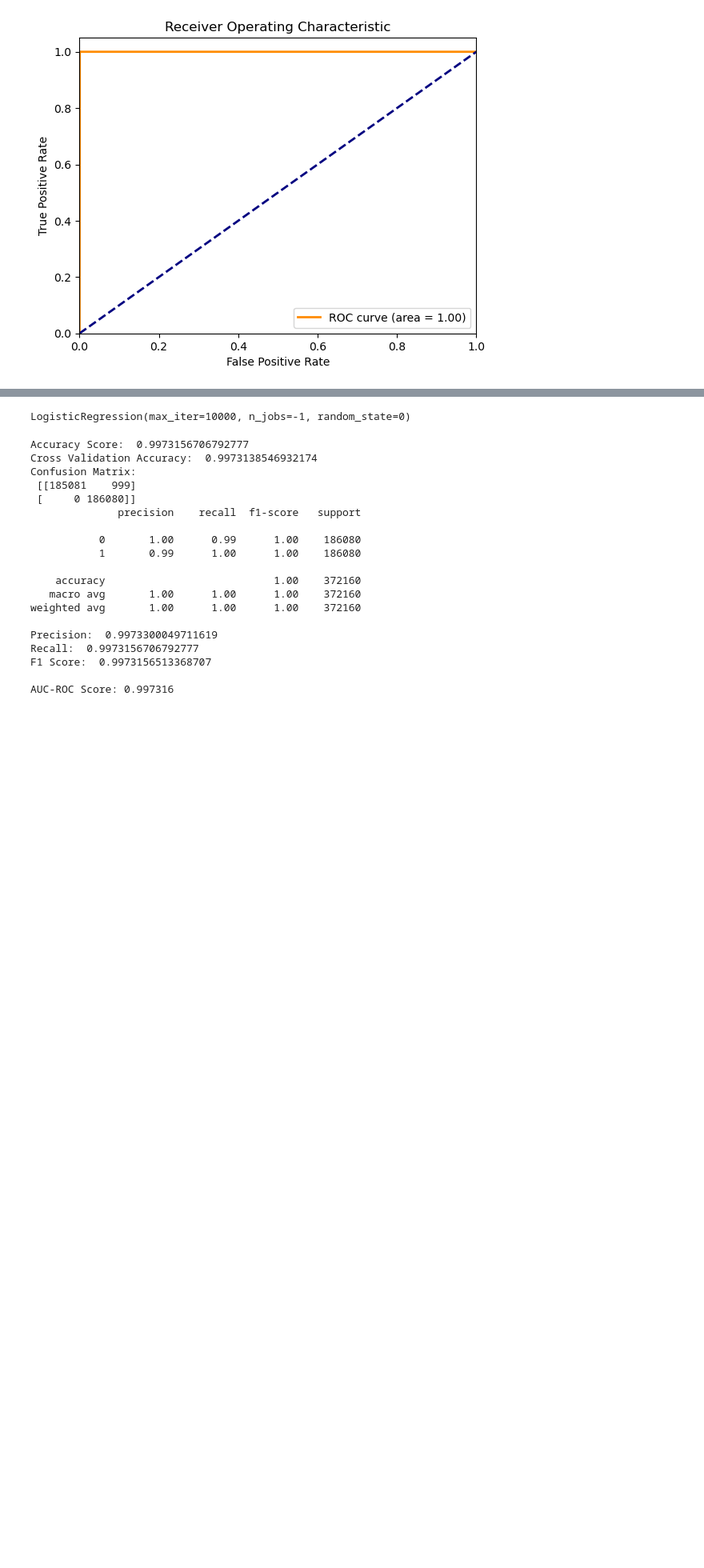
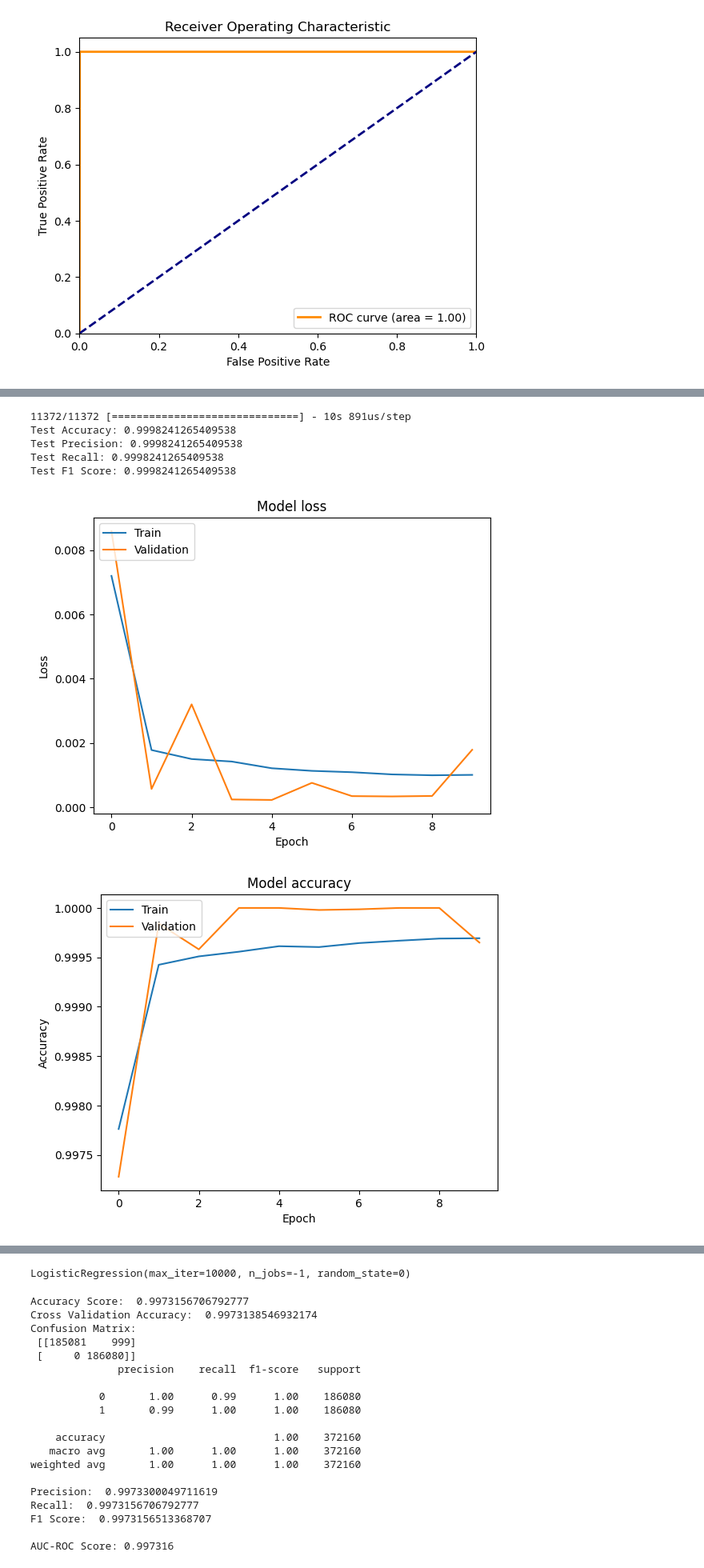
Before and after one commit to Lyra0710/Integrated_Space_Risk_Management_System, a Jupyter notebook: Asteroid-Risk-Classification/final_models.ipynb, the cells around one changed output, grey strips where cells are left out. Shown: that part at 80% size. Drawn from its saved outputs; the diff is of its cells as text; code cells hidden in the pictures; blank space fills up the shorter version.

```diff
--- a/Asteroid-Risk-Classification/final_models.ipynb
+++ b/Asteroid-Risk-Classification/final_models.ipynb
@@ -129,0 +205,23 @@ y = df1.iloc[:, -1]
+# %%
+import numpy as np
+
+# Evaluating the model on test data
+y_pred_prob = model.predict(x_test)  # Predict probabilities
+y_pred = np.where(y_pred_prob > 0.5, 1, 0)  # Convert probabilities to class labels using threshold
+
+# Compute evaluation metrics
+accuracy = accuracy_score(y_test, y_pred)
+precision = precision_score(y_test, y_pred)
+recall = recall_score(y_test, y_pred)
+f1 = f1_score(y_test, y_pred)
+
+print("Test Accuracy:", accuracy)
+print("Test Precision:", precision)
+print("Test Recall:", recall)
+print("Test F1 Score:", f1)
+# %% [output]
+11372/11372 [==============================] - 10s 891us/step
+Test Accuracy: 0.9998241265409538
+Test Precision: 0.9998241265409538
+Test Recall: 0.9998241265409538
+Test F1 Score: 0.9998241265409538
@@ -129,0 +232,23 @@ y = df1.iloc[:, -1]
+# %%
+import matplotlib.pyplot as plt
+
+# Plot training & validation loss values
+plt.plot(history.history['loss'])
+plt.plot(history.history['val_loss'])
+plt.title('Model loss')
+plt.xlabel('Epoch')
+plt.ylabel('Loss')
+plt.legend(['Train', 'Validation'], loc='upper left')
+plt.show()
+
+# Plot training & validation accuracy values
+plt.plot(history.history['accuracy'])
+plt.plot(history.history['val_accuracy'])
+plt.title('Model accuracy')
+plt.xlabel('Epoch')
+plt.ylabel('Accuracy')
+plt.legend(['Train', 'Validation'], loc='upper left')
+plt.show()
+# %% [output]
+[figure, added]
+[figure, added]
```
Also changed, not shown: parts of 28 cells of this notebook.
